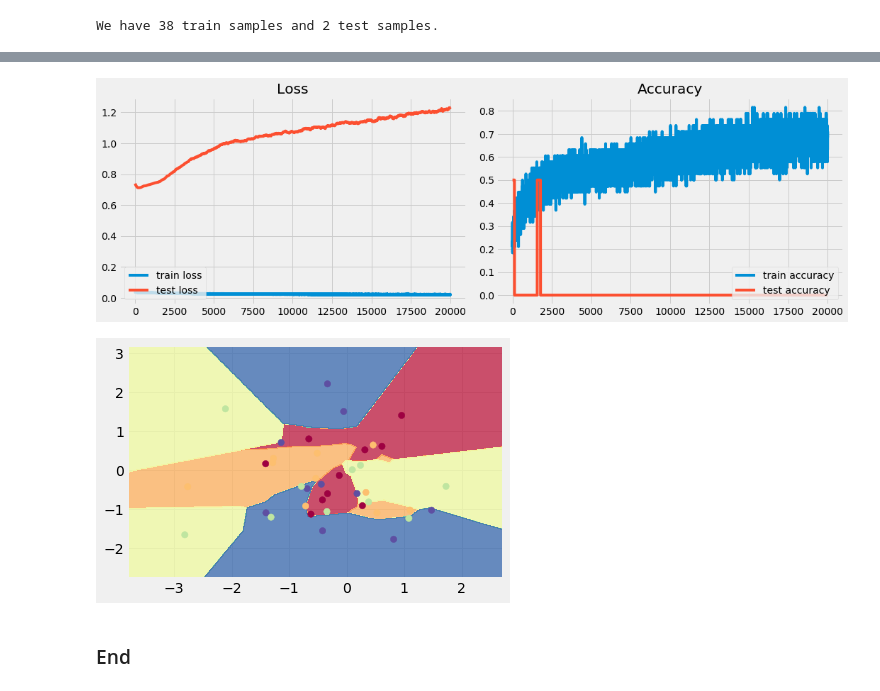
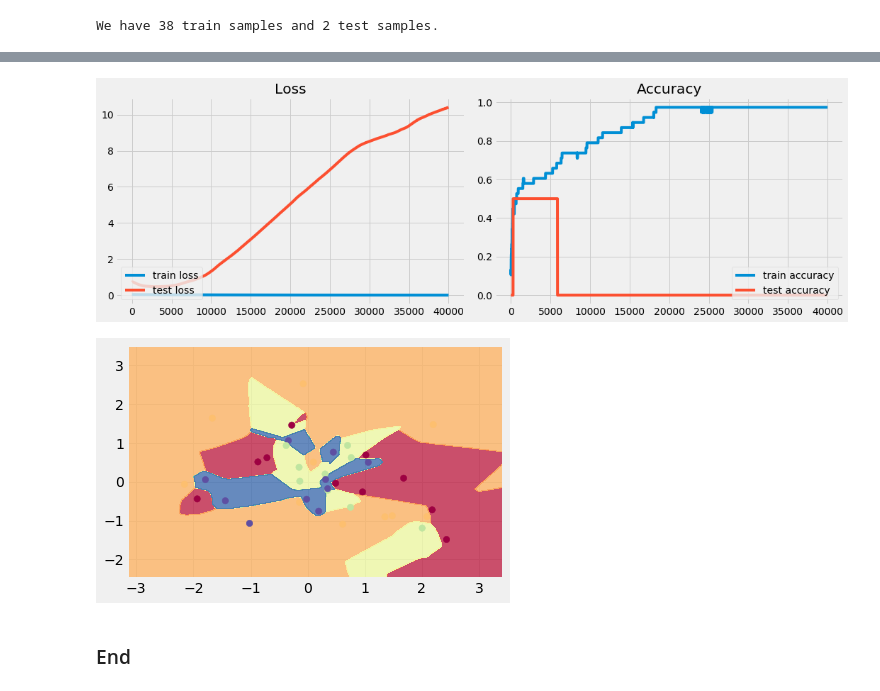
Before and after one commit to GokuMohandas/oreilly-pytorch, a Jupyter notebook: code/lesson1.ipynb, the cells around one changed output, grey strips where cells are left out. Drawn from its saved outputs; the diff is of its cells as text; code cells hidden in the pictures.

```diff
--- a/code/lesson1.ipynb
+++ b/code/lesson1.ipynb
@@ -939,8 +946,8 @@ model = customized_network(D_in=D, H=H, D_out=C)
 criterion = torch.nn.CrossEntropyLoss()
 optimizer = torch.optim.Adam(model.parameters(), lr=learning_rate, weight_decay=lambda_l2) # built-in L2
 
-num_epochs = 20000
-log_every = 5000
+num_epochs = 40000
+log_every = 10000
 learning_rate = 1e-4
 lambda_l2 = 0
 dropout_p = 0.0
@@ -971,5 +978,5 @@ customized_network (
 )
-[figure, old version]
+[figure, new version]
-[figure, old version]
+[figure, new version]
 # %% [markdown]
 ### End
```
Also changed, not shown: parts of 6 cells of this notebook.
